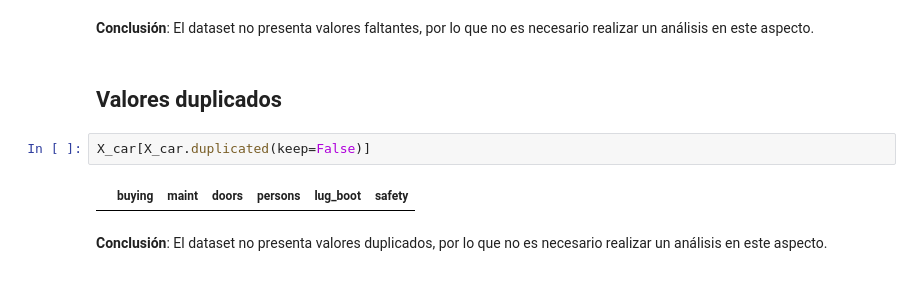
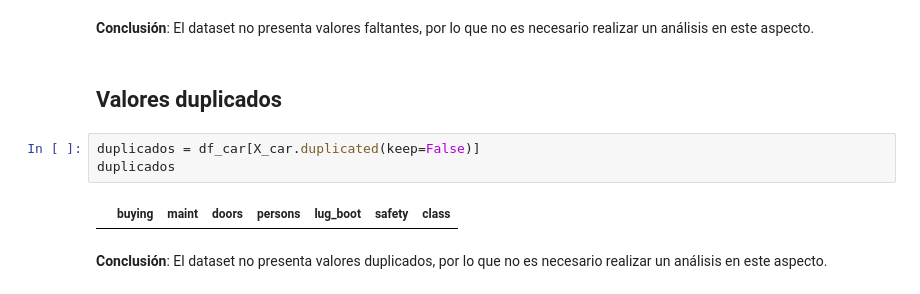
Before and after one commit to lauranorenab/Proyecto_Modelos_2, a Jupyter notebook: EDA_Car_Evaluation.ipynb, the cells around one changed output. Saved outputs shown, nothing was run; the diff lists cells and outputs as text.

```diff
--- a/EDA_Car_Evaluation.ipynb
+++ b/EDA_Car_Evaluation.ipynb
@@ -139,9 +207,10 @@ missing_data
 # %% [markdown]
 ## Valores duplicados
 # %%
-X_car[X_car.duplicated(keep=False)]
+duplicados = df_car[X_car.duplicated(keep=False)]
+duplicados
 # %% [output]
-|  | buying | maint | doors | persons | lug_boot | safety |
+|  | buying | maint | doors | persons | lug_boot | safety | class |
 # %% [markdown]
 **Conclusión**: El dataset no presenta valores duplicados, por lo que no es necesario realizar un análisis en este aspecto.
 # %% [markdown]
```
Also changed, not shown: parts of 12 cells of this notebook.
